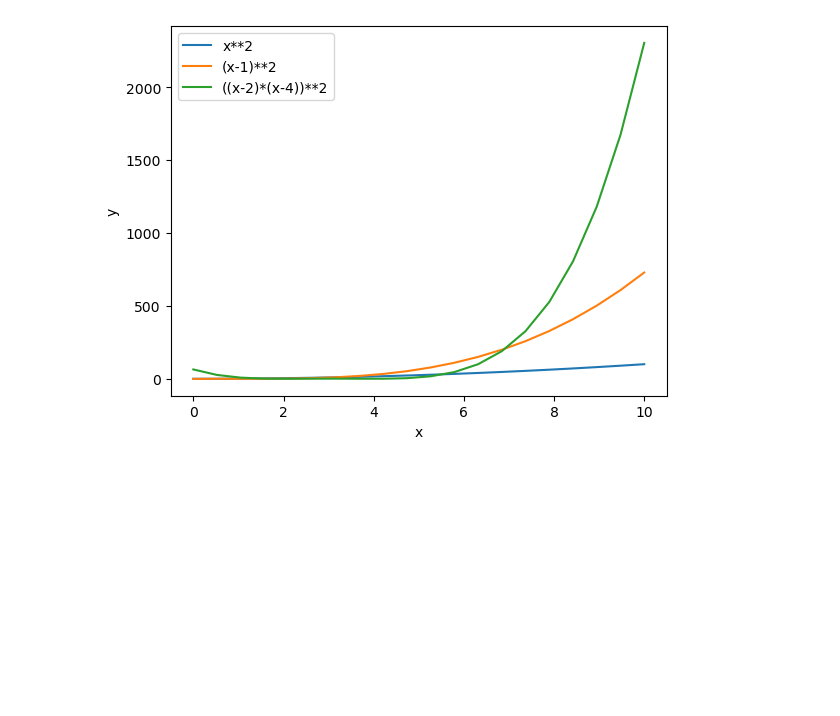
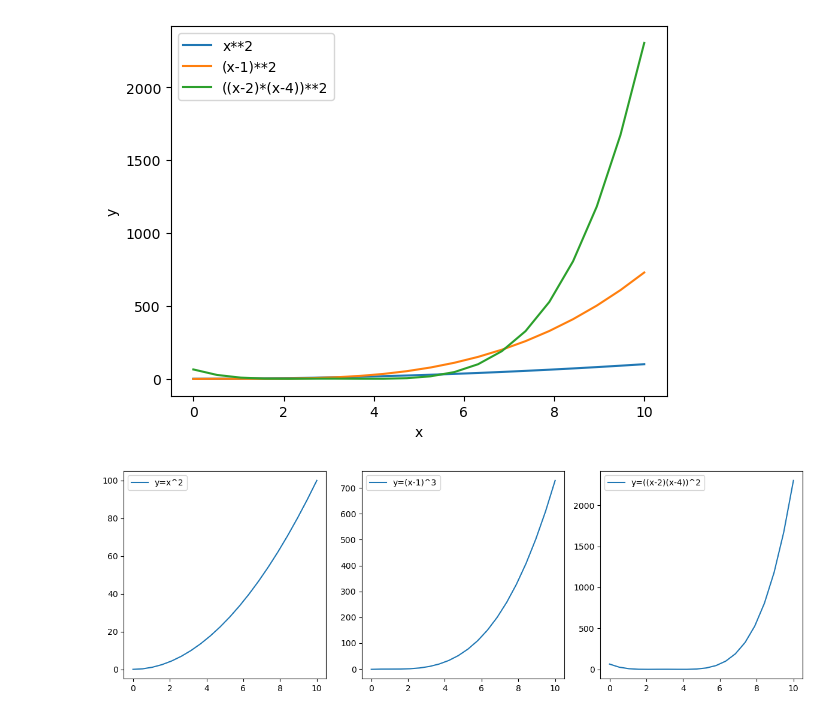
Before and after one commit to pipipik/skillup_01, a Jupyter notebook: DAY5/20240208_DAY5.ipynb, the cells around one changed output. Cells and saved outputs as stored; diff of their text form; code cells hidden in the pictures; blank space fills up the shorter version.

```diff
--- a/DAY5/20240208_DAY5.ipynb
+++ b/DAY5/20240208_DAY5.ipynb
@@ -29,3 +29,20 @@ plt.show
 # %% [output]
 <function matplotlib.pyplot.show(close=None, block=None)>
 [figure]
+# %%
+plt.figure(figsize = (12,4))
+plt.subplot(1,3,1)
+plt.plot(x,y,label="y=x^2")
+plt.legend()
+
+plt.subplot(1,3,2)
+plt.plot(x,z,label="y=(x-1)^3")
+plt.legend()
+
+plt.subplot(1,3,3)
+plt.plot(x,w,label="y=((x-2)(x-4))^2")
+plt.legend()
+
+plt.tight_layout()
+# %% [output]
+[figure, added]
```
